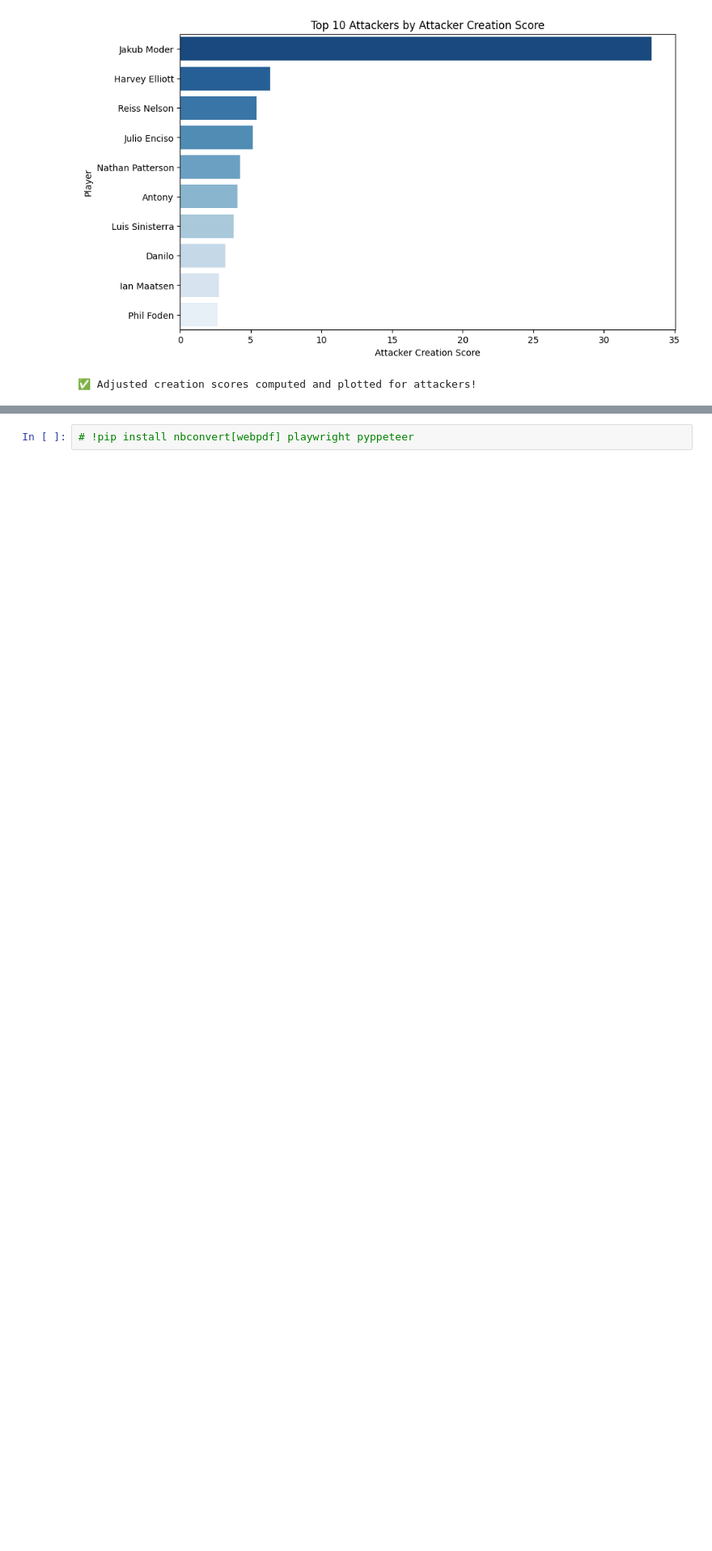
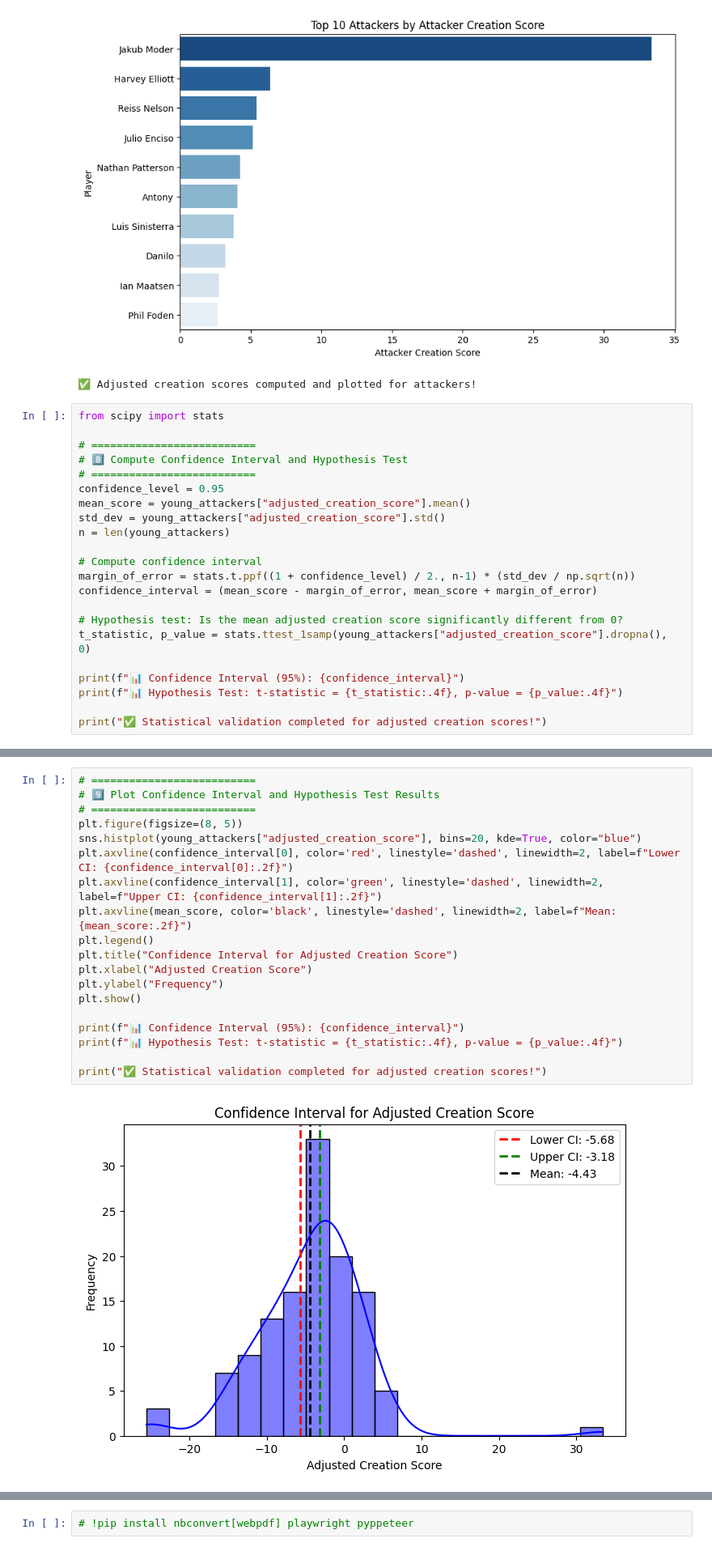
Before and after one commit to mmontielpz/premier-data-scout, a Jupyter notebook: data_proces.ipynb, the cells around one changed output, grey strips where cells are left out. Shown at 81% size. Drawn from its saved outputs; the diff is of its cells as text; blank space fills up the shorter version.

```diff
--- a/data_proces.ipynb
+++ b/data_proces.ipynb
@@ -489,3 +489,25 @@ print("✅ Adjusted creation scores computed and plotted for attackers!")
                              ascending=False).head(10), palette="Blues_r")
 [figure]
 ✅ Adjusted creation scores computed and plotted for attackers!
+# %%
+from scipy import stats
+
+# ==========================
+# 8️⃣ Compute Confidence Interval and Hypothesis Test
+# ==========================
+confidence_level = 0.95
+mean_score = young_attackers["adjusted_creation_score"].mean()
+std_dev = young_attackers["adjusted_creation_score"].std()
+n = len(young_attackers)
+
+# Compute confidence interval
+margin_of_error = stats.t.ppf((1 + confidence_level) / 2., n-1) * (std_dev / np.sqrt(n))
+confidence_interval = (mean_score - margin_of_error, mean_score + margin_of_error)
+
+# Hypothesis test: Is the mean adjusted creation score significantly different from 0?
+t_statistic, p_value = stats.ttest_1samp(young_attackers["adjusted_creation_score"].dropna(), 0)
+
+print(f"📊 Confidence Interval (95%): {confidence_interval}")
+print(f"📊 Hypothesis Test: t-statistic = {t_statistic:.4f}, p-value = {p_value:.4f}")
+
+print("✅ Statistical validation completed for adjusted creation scores!")
@@ -491,0 +518,21 @@ print("✅ Adjusted creation scores computed and plotted for attackers!")
+# %%
+# ==========================
+# 9️⃣ Plot Confidence Interval and Hypothesis Test Results
+# ==========================
+plt.figure(figsize=(8, 5))
+sns.histplot(young_attackers["adjusted_creation_score"], bins=20, kde=True, color="blue")
+plt.axvline(confidence_interval[0], color='red', linestyle='dashed', linewidth=2, label=f"Lower CI: {confidence_interval[0]:.2f}")
+plt.axvline(confidence_interval[1], color='green', linestyle='dashed', linewidth=2, label=f"Upper CI: {confidence_interval[1]:.2f}")
+plt.axvline(mean_score, color='black', linestyle='dashed', linewidth=2, label=f"Mean: {mean_score:.2f}")
+plt.legend()
+plt.title("Confidence Interval for Adjusted Creation Score")
+plt.xlabel("Adjusted Creation Score")
+plt.ylabel("Frequency")
+plt.show()
+
+print(f"📊 Confidence Interval (95%): {confidence_interval}")
+print(f"📊 Hypothesis Test: t-statistic = {t_statistic:.4f}, p-value = {p_value:.4f}")
+
+print("✅ Statistical validation completed for adjusted creation scores!")
+# %% [output]
+[figure, added]
```
Also changed, not shown: parts of 3 cells of this notebook.
